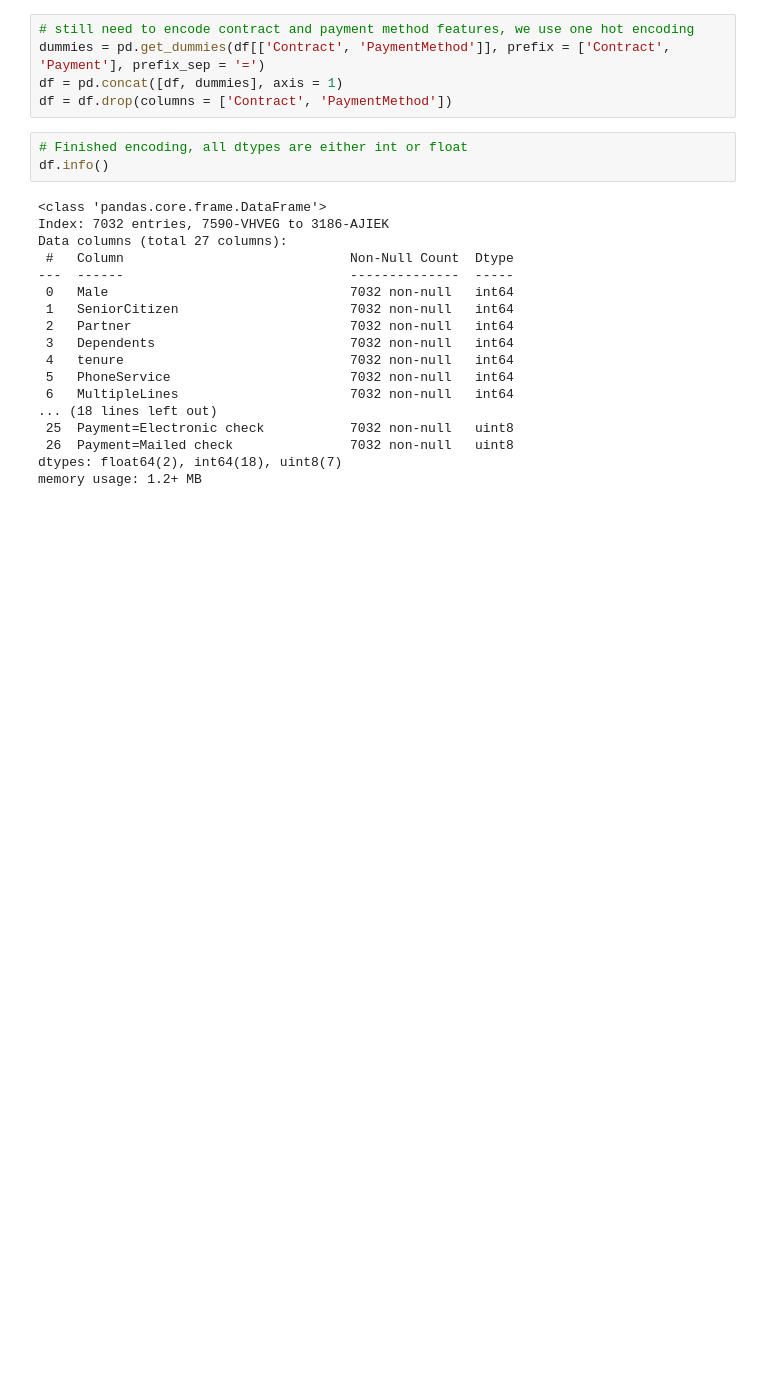
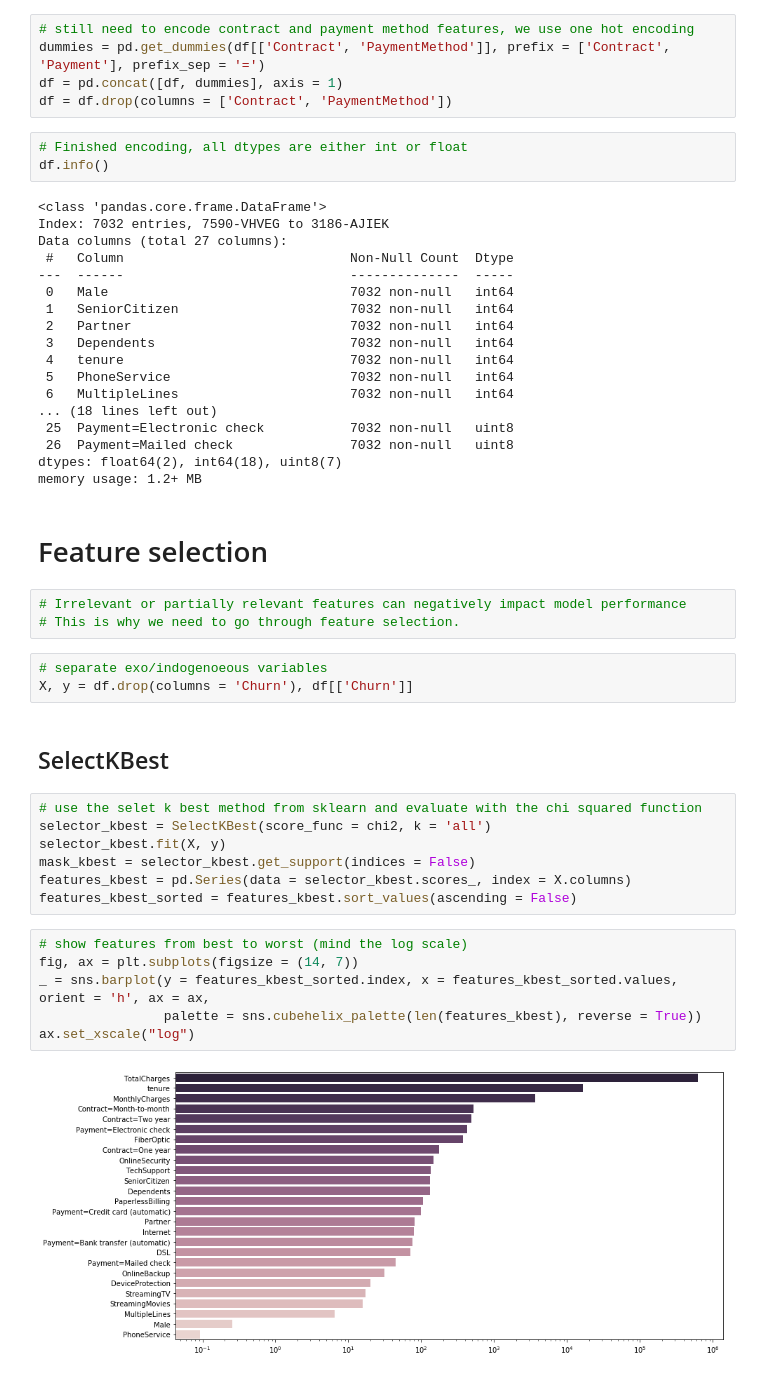
Before and after one commit to wvmrtn/data-science-in-practice, a Jupyter notebook: PS2/PS2.ipynb, the cells around one changed output. Cells and saved outputs as stored; diff of their text form; blank space fills up the shorter version.

Commit message:
did feature selection

```diff
--- a/PS2/PS2.ipynb
+++ b/PS2/PS2.ipynb
@@ -125,3 +130,28 @@ Data columns (total 27 columns):
  26  Payment=Mailed check               7032 non-null   uint8
 dtypes: float64(2), int64(18), uint8(7)
 memory usage: 1.2+ MB
+# %% [markdown]
+# Feature selection
+# %%
+# Irrelevant or partially relevant features can negatively impact model performance
+# This is why we need to go through feature selection.
+# %%
+# separate exo/indogenoeous variables
+X, y = df.drop(columns = 'Churn'), df[['Churn']]
+# %% [markdown]
+## SelectKBest
+# %%
+# use the selet k best method from sklearn and evaluate with the chi squared function
+selector_kbest = SelectKBest(score_func = chi2, k = 'all')
+selector_kbest.fit(X, y)
+mask_kbest = selector_kbest.get_support(indices = False)
+features_kbest = pd.Series(data = selector_kbest.scores_, index = X.columns)
+features_kbest_sorted = features_kbest.sort_values(ascending = False)
+# %%
+# show features from best to worst (mind the log scale)
+fig, ax = plt.subplots(figsize = (14, 7))
+_ = sns.barplot(y = features_kbest_sorted.index, x = features_kbest_sorted.values, orient = 'h', ax = ax,
+                palette = sns.cubehelix_palette(len(features_kbest), reverse = True))
+ax.set_xscale("log")
+# %% [output]
+[figure, added]
```
Also changed, not shown: parts of 11 cells of this notebook.
